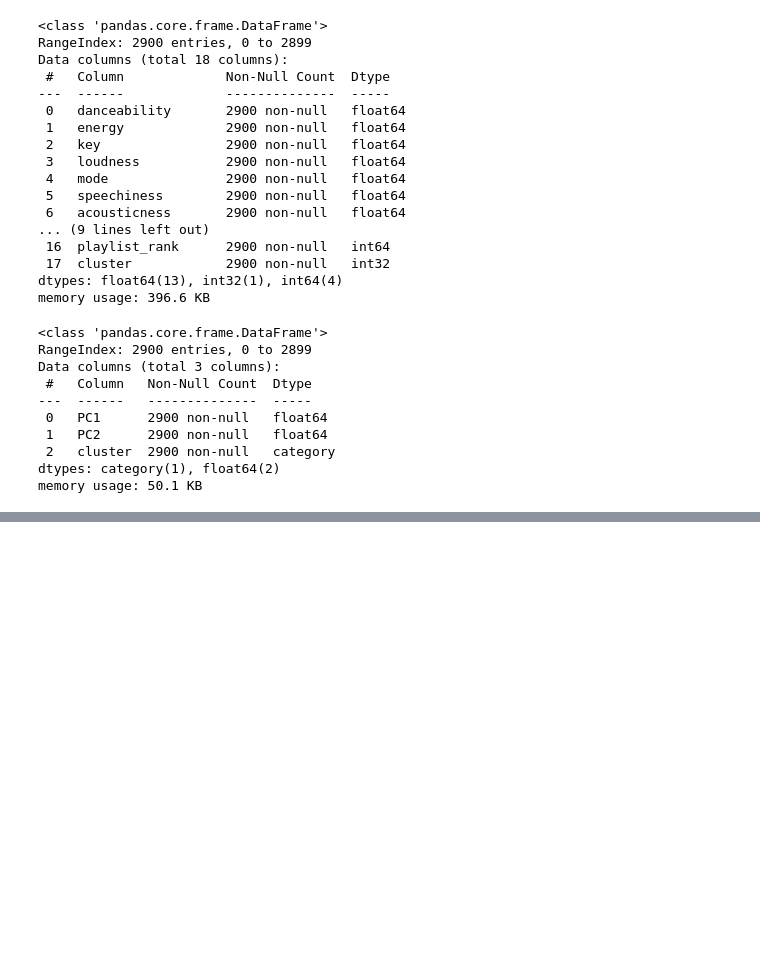
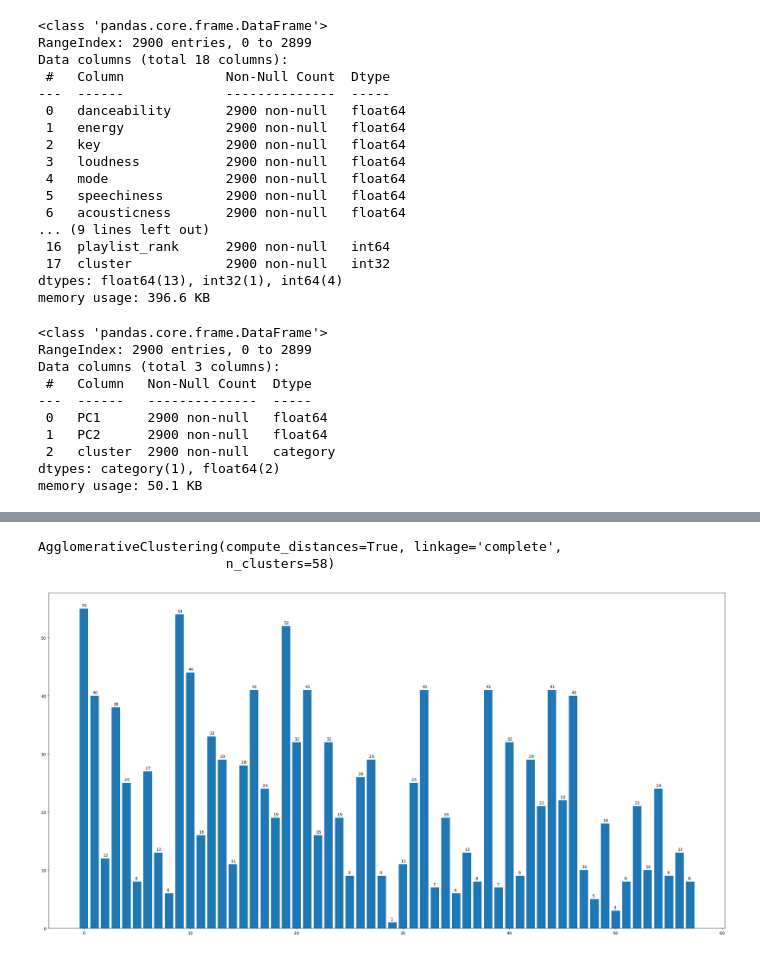
Before and after one commit to mattbolanos/spotify-market-popularity, a Jupyter notebook: src/proto/Unsupervised_Models.ipynb, the cells around one changed output, grey strips where cells are left out. Saved outputs shown, nothing was run; the diff lists cells and outputs as text; code cells hidden in the pictures; blank space fills up the shorter version.

```diff
--- a/src/proto/Unsupervised_Models.ipynb
+++ b/src/proto/Unsupervised_Models.ipynb
@@ -284,6 +258,19 @@ def add_missing_tracks(merged_df: pd.DataFrame, missing_tracks_df: pd.DataFrame,
     final_df = pd.concat([merged_df, missing_stats_df], ignore_index=True)
 
     return final_df
+# %%
+def add_artists(merged_df: pd.DataFrame, artist_df: pd.DataFrame):
+    new_art_df = artist_df.drop("genres", axis=1)
+
+    df2 = merged_df.copy()
+
+    df2["artist_ids"] = df2["artist_ids"].apply(lambda x: x[0]["id"])
+
+    df2 = df2.rename(columns={"artist_ids": "artist_id"})
+
+    artist_merged = create_merged_df(df2, new_art_df, "artist_id")
+
+    return artist_merged
 # %%
 df_join_final = add_missing_tracks(df_join, missing_tracks_df, mean_df)
 df_join_final.info()
@@ -311,0 +329,3 @@ array([0.        , 1.        , 0.55102041])
+# %%
+df_join_artist = add_artists(df_join_final, artist_df)
+df_join_artist.info()
@@ -910,0 +1104,9 @@ plot_cluster_countries(plot_df4)
+# %%
+from sklearn.cluster import AgglomerativeClustering
+import gower
+
+cols = df_join_artist.columns.tolist()
+
+
+gower_features = cols[1:13] + [cols[13]] + cols[19:21] + cols[22:24] + cols[26:]
+gower_features
@@ -910,0 +1133,17 @@ plot_cluster_countries(plot_df4)
+# %%
+# scale_cols = gower_features[:2] + gower_features[3:-5] + gower_features[-2: -1]
+# X_scaled3 = StandardScaler().fit_transform(df_join_final[scale_cols])
+X_gower2 = gower.gower_matrix(df_join_artist[gower_features])
+agg_model = AgglomerativeClustering(n_clusters=58, compute_distances=True, linkage="complete")
+agg_model.fit(X_gower2)
+# %% [output]
+AgglomerativeClustering(compute_distances=True, linkage='complete',
+                        n_clusters=58)
+# %%
+analysis_df6 = df_join_artist.copy()
+analysis_df6["cluster"] = pd.Categorical(agg_model.labels_)
+# analysis_df6.info()
+plot_df6 = create_cluster_plot_df(analysis_df6)
+plot_cluster_countries(plot_df6)
+# %% [output]
+[figure, added]
```
Also changed, not shown: parts of 41 cells of this notebook.
